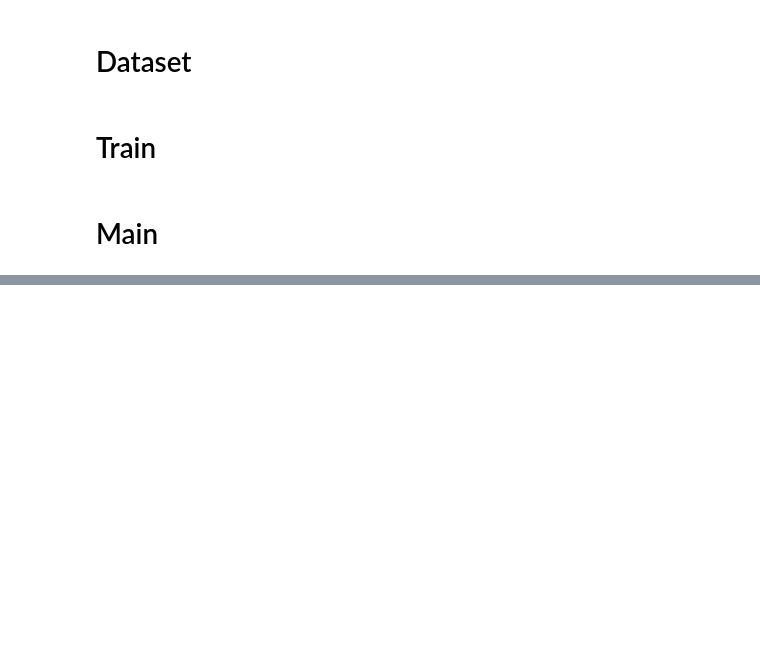
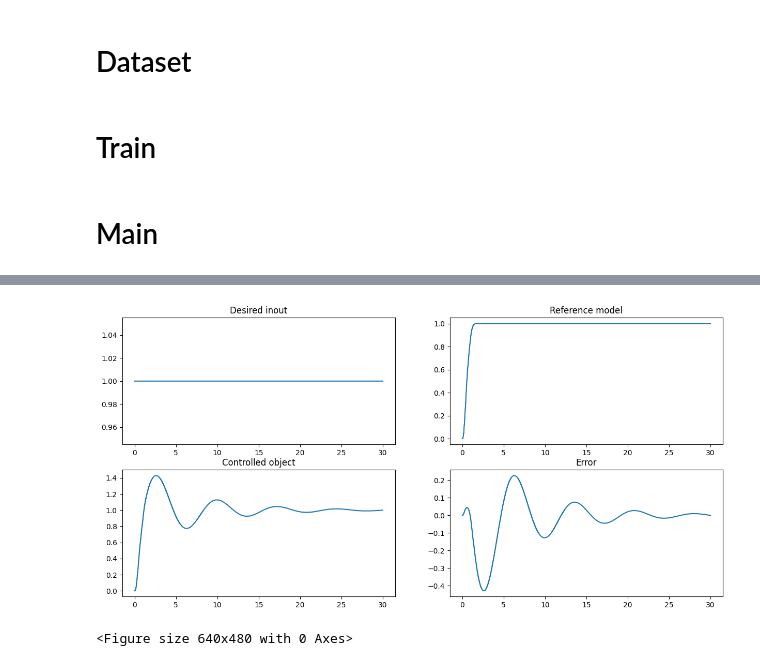
Before and after one commit to jacopotdsc/IHC_attidute_control, a Jupyter notebook: code/ihc_project.ipynb, the cells around one changed output, grey strips where cells are left out. Cells and saved outputs as stored; diff of their text form; code cells hidden in the pictures; blank space fills up the shorter version.

```diff
--- a/code/ihc_project.ipynb
+++ b/code/ihc_project.ipynb
@@ -486,6 +491,8 @@ try:
         n_sent += 1
 
         print(f"\rreceived: {n_received}, sent: {n_sent}, n_data: {len(dataset)}, pid_parameters: ({pid_parameters[0]:.4f}, {pid_parameters[1]:.4f}, {pid_parameters[2]:.4f}),  error: {raw_data[-1]:.2f}, mean loss: {mean_loss:.2f}", end="")
+except Exception as e:
+    pass
 
 finally:
 
@@ -501,22 +514,25 @@ finally:
 # %%
 time = np.linspace(0, int(global_var['simulation_time']), len(history_error))
 
-fig, axs = plt.subplots(2,2,figsize=(15, 5))
+fig, axs = plt.subplots(2,2,figsize=(15, 7))
 
 
 
 axs[0, 0].plot(time, history_desired_input)
 axs[0, 0].set_title('Desired inout')
 
 axs[0, 1].plot(time, history_reference_model)
 axs[0, 1].set_title('Reference model')
 
 axs[1, 0].plot(time, history_controlled_object)
 axs[1, 0].set_title('Controlled object')
 
 axs[1, 1].plot(time, history_error)
 axs[1, 1].set_title('Error')
 
 
 plt.show()
 plt.savefig('my_figure.png')
+# %% [output]
+[figure, added]
+<Figure size 640x480 with 0 Axes>
```
Also changed, not shown: parts of 2 cells of this notebook, 1 other file.
